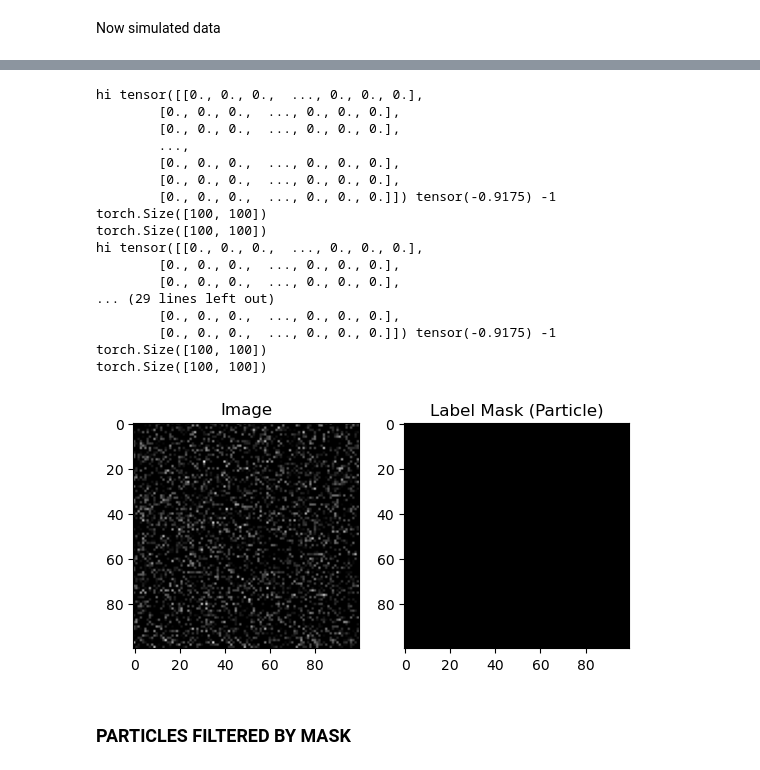
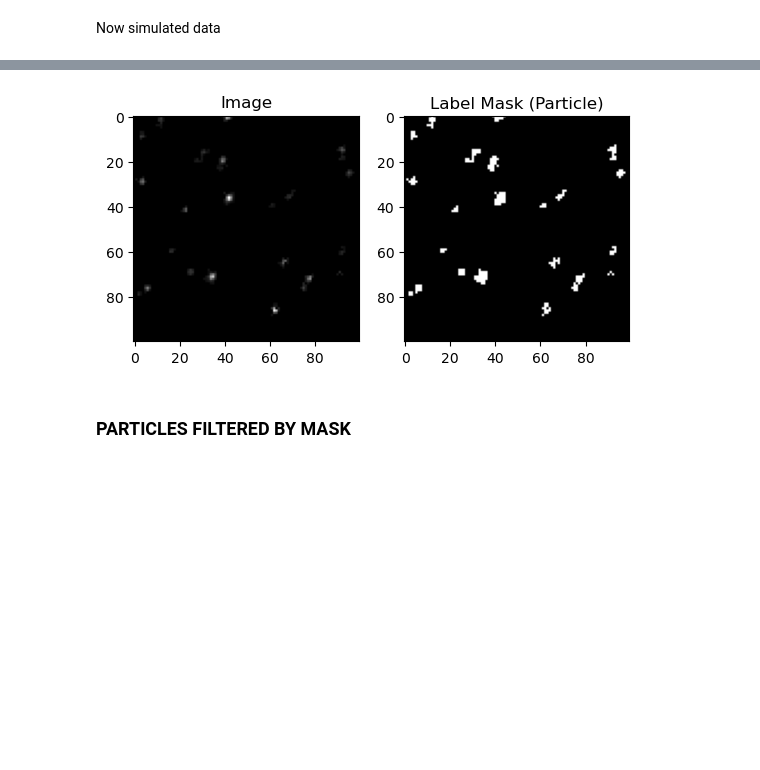
Before and after one commit to Eigil121/particle_tracking_02456, a Jupyter notebook: notebooks/load_annotations.ipynb, the cells around one changed output, grey strips where cells are left out. Saved outputs shown, nothing was run; the diff lists cells and outputs as text; code cells hidden in the pictures; blank space fills up the shorter version.

```diff
--- a/notebooks/load_annotations.ipynb
+++ b/notebooks/load_annotations.ipynb
@@ -25,7 +25,7 @@ plt.figure(figsize=(15, 15))
 plt.imshow(img, cmap='gray')
 plt.show()
 
-json_path = "src/data/data_labeller/LabelData_20-11-2023_halfdomain_cam0.json"
+json_path = "data/raw/masks/mask_joachim1.json"
 mask = build_mask(json_path)
 
 # Plot mask
@@ -279,46 +301,31 @@ ValueError: operands could not be broadcast together with shapes (14,0) (14,14)
 # %%
 # Visualize an image and its corresponding label mask
 def visualize_image(image, label):
     plt.figure()
     plt.title("Particle Detection")
     plt.subplot(1, 2, 1)
     plt.imshow(image[2].numpy(), cmap='gray')
     plt.title("Image")
     plt.subplot(1, 2, 2)
-    plt.imshow(label.numpy(), cmap='gray')
+    plt.imshow(label[0].numpy(), cmap='gray')
     plt.title("Label Mask (Particle)")
 
 # Create and visualize the dataset
 #dataset = create_synthetic_dataset(num_samples=2)
 dataset = generate_images(5, 100, 100)
-image, label = dataset[0]
+#print(dataset)
+image, label = dataset
+#print(image[0].shape)
 visualize_image(image, label)
 # print the type of dataset
 #print(dataset[0][1].shape)
 #print the range of values in the image
 #print(torch.max(dataset[0][0]))
 #print(torch.min(dataset[0][0]))
 
 plt.show()
 # %% [output]
-hi tensor([[0., 0., 0.,  ..., 0., 0., 0.],
-        [0., 0., 0.,  ..., 0., 0., 0.],
-        [0., 0., 0.,  ..., 0., 0., 0.],
-        ...,
-        [0., 0., 0.,  ..., 0., 0., 0.],
-        [0., 0., 0.,  ..., 0., 0., 0.],
-        [0., 0., 0.,  ..., 0., 0., 0.]]) tensor(-0.9175) -1
-torch.Size([100, 100])
-torch.Size([100, 100])
-hi tensor([[0., 0., 0.,  ..., 0., 0., 0.],
-        [0., 0., 0.,  ..., 0., 0., 0.],
-        [0., 0., 0.,  ..., 0., 0., 0.],
-... (29 lines left out)
-        [0., 0., 0.,  ..., 0., 0., 0.],
-        [0., 0., 0.,  ..., 0., 0., 0.]]) tensor(-0.9175) -1
-torch.Size([100, 100])
-torch.Size([100, 100])
-[figure, old version]
+[figure, new version]
 # %% [markdown]
 ### PARTICLES FILTERED BY MASK
 # %%
```
Also changed, not shown: parts of 5 cells of this notebook, 1 other file.
